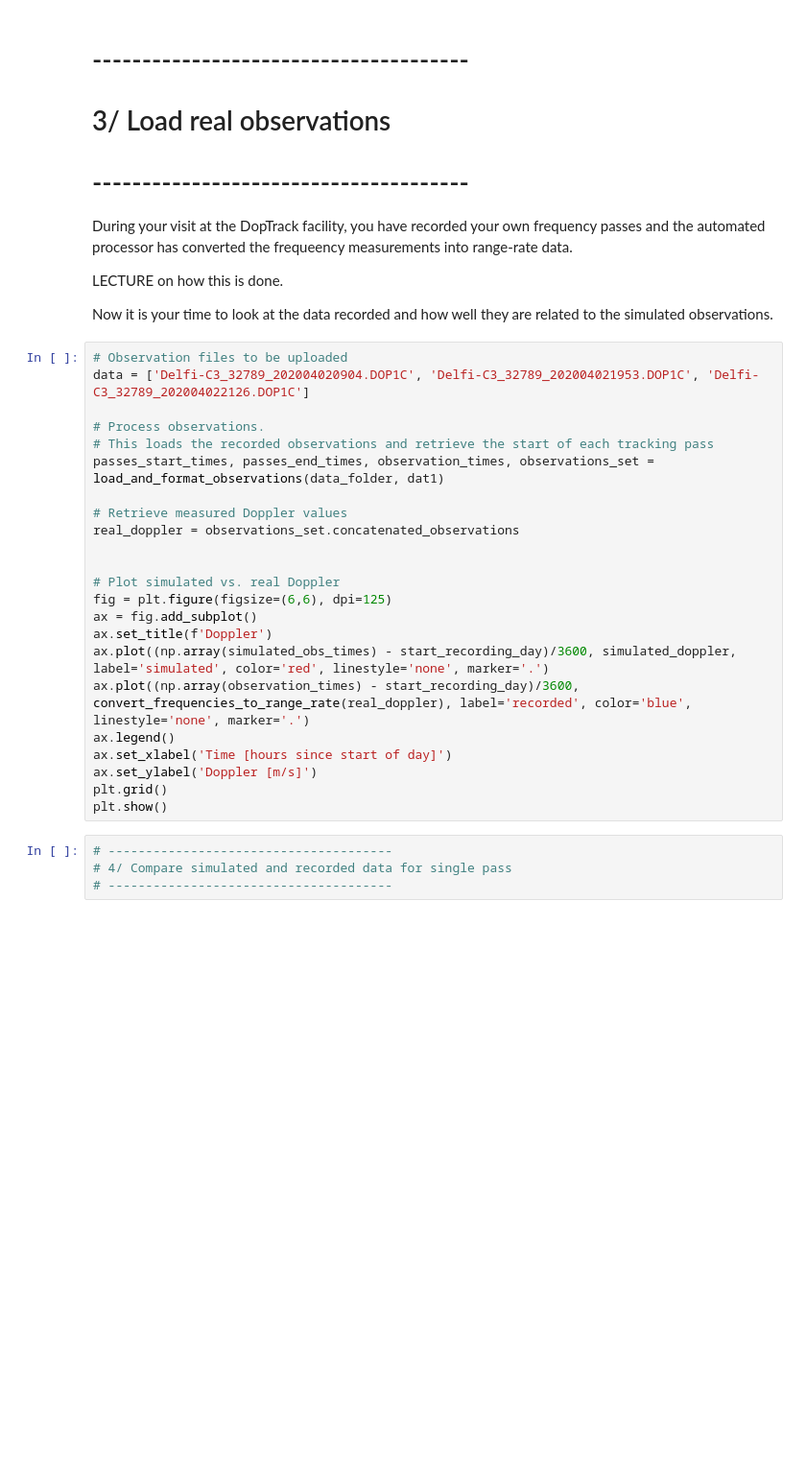
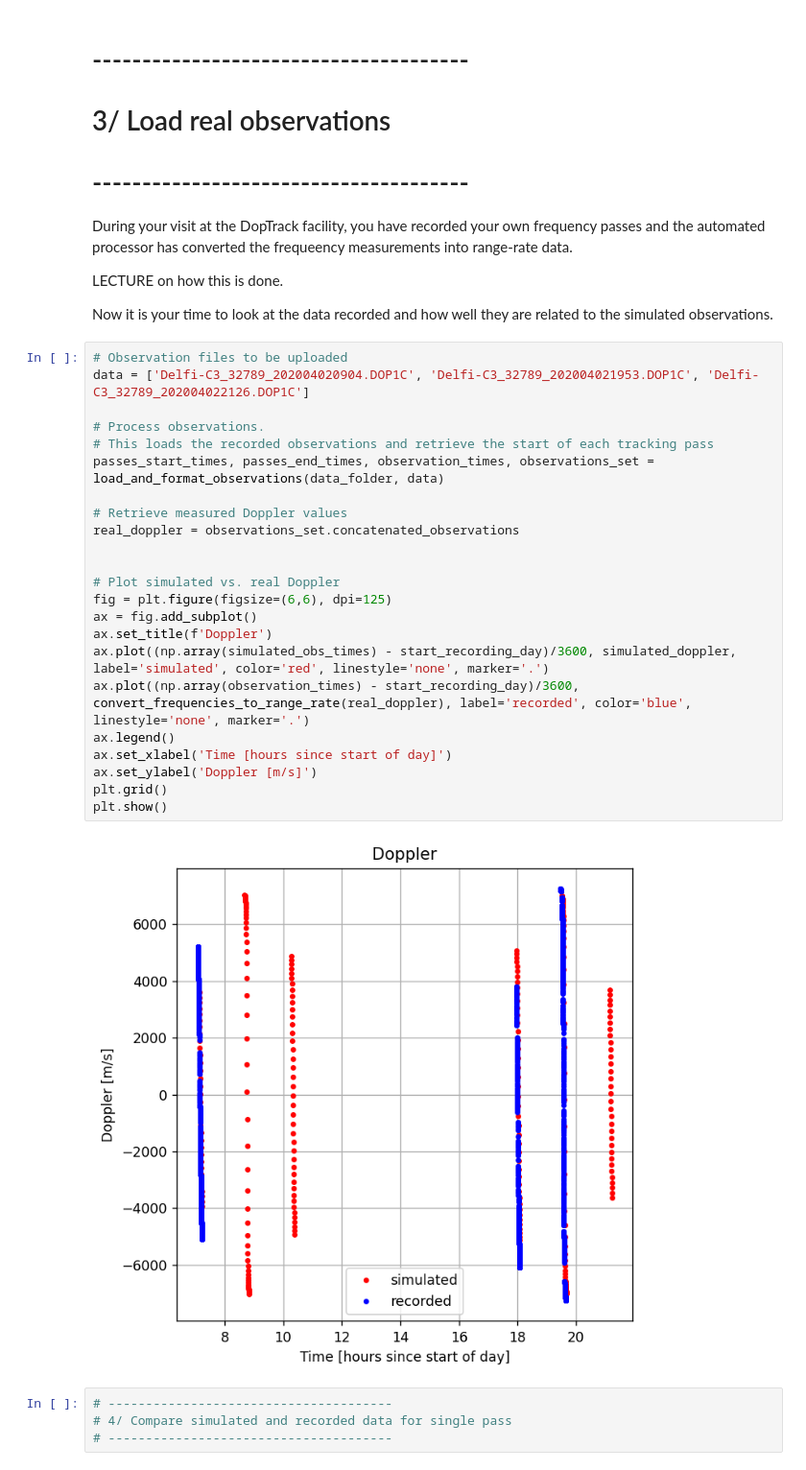
Before and after one commit to DopTrack/estimate, a Jupyter notebook: Assignment1.ipynb, the cells around one changed output. Shown at 96% size. Saved outputs shown, nothing was run; the diff lists cells and outputs as text; blank space fills up the shorter version.

```diff
--- a/Assignment1.ipynb
+++ b/Assignment1.ipynb
@@ -338,26 +396,28 @@ Now it is your time to look at the data recorded and how well they are related t
 # %%
 # Observation files to be uploaded
 data = ['Delfi-C3_32789_202004020904.DOP1C', 'Delfi-C3_32789_202004021953.DOP1C', 'Delfi-C3_32789_202004022126.DOP1C']
 
 # Process observations.
 # This loads the recorded observations and retrieve the start of each tracking pass
-passes_start_times, passes_end_times, observation_times, observations_set = load_and_format_observations(data_folder, dat1)
+passes_start_times, passes_end_times, observation_times, observations_set = load_and_format_observations(data_folder, data)
 
 # Retrieve measured Doppler values
 real_doppler = observations_set.concatenated_observations
 
 
 # Plot simulated vs. real Doppler
 fig = plt.figure(figsize=(6,6), dpi=125)
 ax = fig.add_subplot()
 ax.set_title(f'Doppler')
 ax.plot((np.array(simulated_obs_times) - start_recording_day)/3600, simulated_doppler, label='simulated', color='red', linestyle='none', marker='.')
 ax.plot((np.array(observation_times) - start_recording_day)/3600, convert_frequencies_to_range_rate(real_doppler), label='recorded', color='blue', linestyle='none', marker='.')
 ax.legend()
 ax.set_xlabel('Time [hours since start of day]')
 ax.set_ylabel('Doppler [m/s]')
 plt.grid()
 plt.show()
+# %% [output]
+[figure, added]
 # %%
 # --------------------------------------
 # 4/ Compare simulated and recorded data for single pass
```
Also changed, not shown: parts of 10 cells of this notebook.
